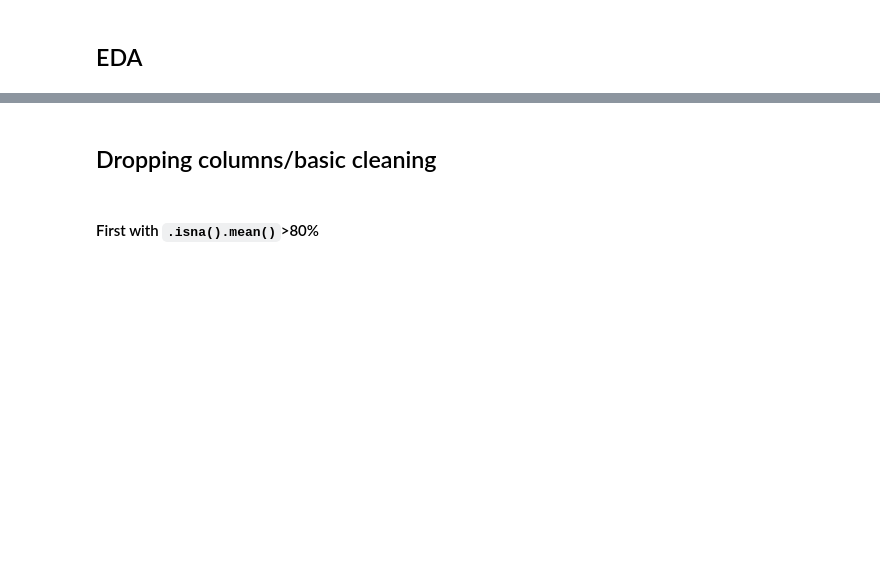
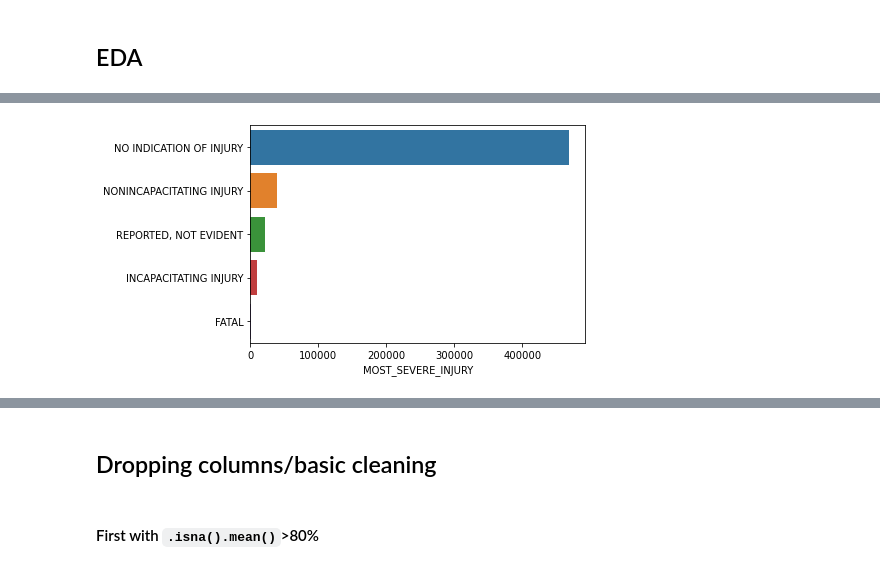
Before and after one commit to AngieKay/Chicago-Crashes, a Jupyter notebook: Markowitz_working_nb.ipynb, the cells around one changed output, grey strips where cells are left out. Drawn from its saved outputs; the diff is of its cells as text; code cells hidden in the pictures; blank space fills up the shorter version.

```diff
--- a/Markowitz_working_nb.ipynb
+++ b/Markowitz_working_nb.ipynb
@@ -145,0 +224,5 @@ sns.pairplot(crashes_df[['POSTED_SPEED_LIMIT', 'TRAFFIC_CONTROL_DEVICE', 'WEATHE
+# %%
+sns.barplot(y=crashes_eda.MOST_SEVERE_INJURY.value_counts().index, x=crashes_eda.MOST_SEVERE_INJURY.value_counts(),
+           orient='h');
+# %% [output]
+[figure, added]
```
Also changed, not shown: parts of 31 cells of this notebook.
